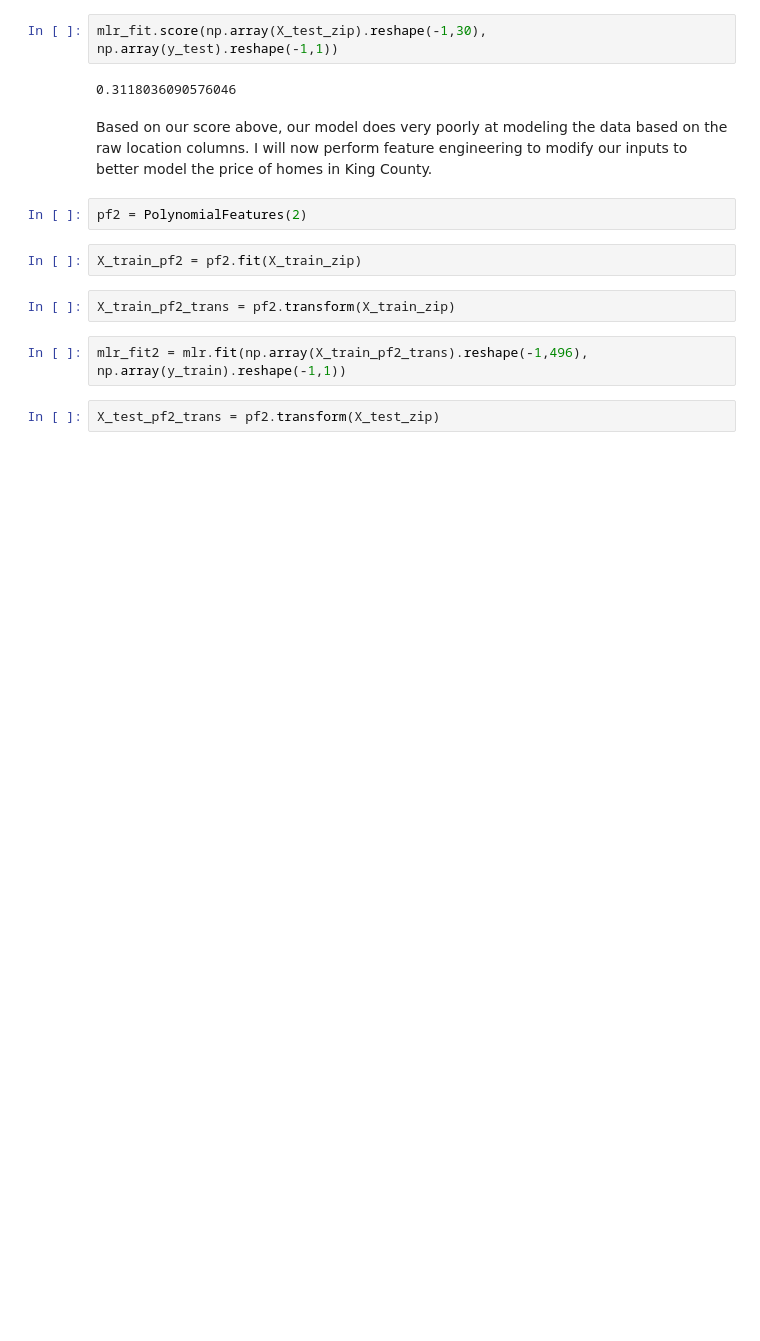
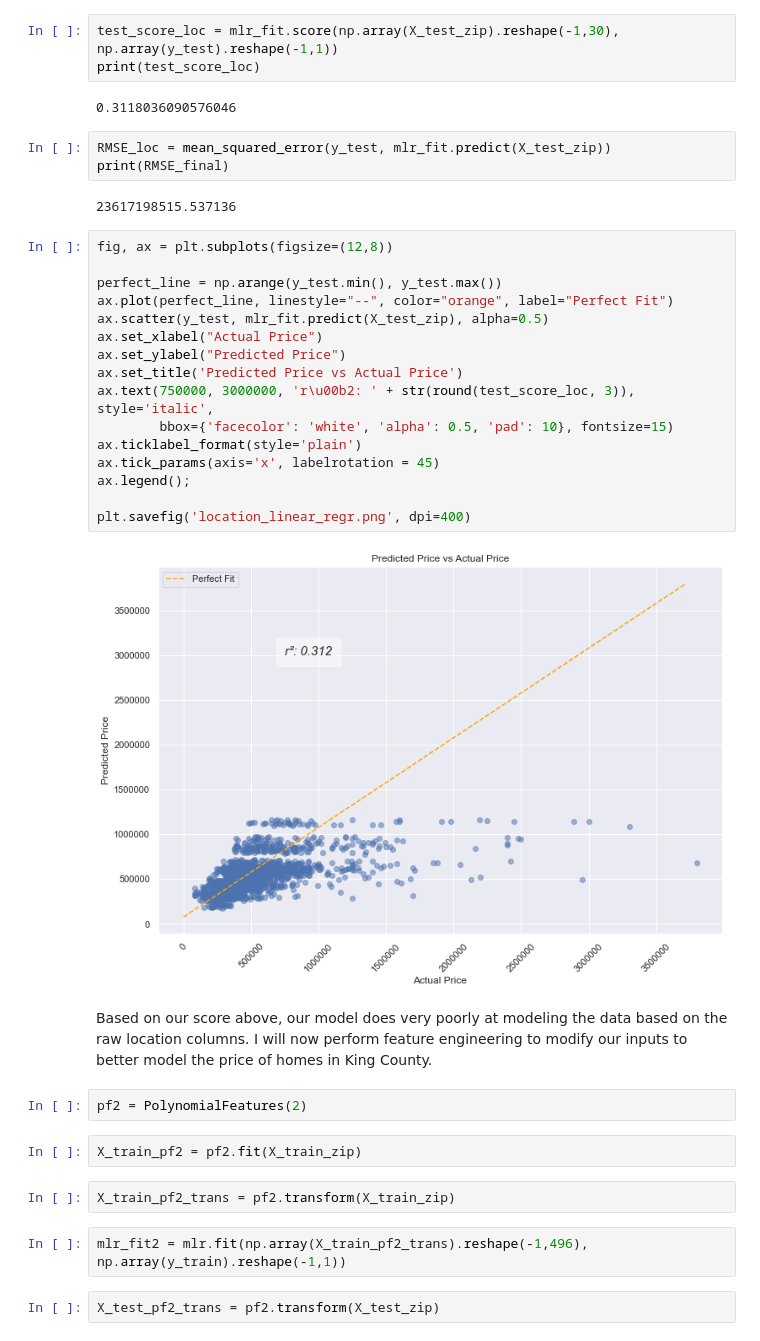
Before and after one commit to zpollats/p2_project_group4, a Jupyter notebook: KC_Housing_Final_Notebook.ipynb, the cells around one changed output. Cells and saved outputs as stored; diff of their text form; blank space fills up the shorter version.

```diff
--- a/KC_Housing_Final_Notebook.ipynb
+++ b/KC_Housing_Final_Notebook.ipynb
@@ -1033,9 +1051,33 @@ mlr_fit.score(np.array(X_train_zip).reshape(-1,30), np.array(y_train).reshape(-1
 # %% [output]
 0.3101920204562858
 # %%
-mlr_fit.score(np.array(X_test_zip).reshape(-1,30), np.array(y_test).reshape(-1,1))
+test_score_loc = mlr_fit.score(np.array(X_test_zip).reshape(-1,30), np.array(y_test).reshape(-1,1))
+print(test_score_loc)
 # %% [output]
 0.3118036090576046
+# %%
+RMSE_loc = mean_squared_error(y_test, mlr_fit.predict(X_test_zip))
+print(RMSE_final)
+# %% [output]
+23617198515.537136
+# %%
+fig, ax = plt.subplots(figsize=(12,8))
+
+perfect_line = np.arange(y_test.min(), y_test.max())
+ax.plot(perfect_line, linestyle="--", color="orange", label="Perfect Fit")
+ax.scatter(y_test, mlr_fit.predict(X_test_zip), alpha=0.5)
+ax.set_xlabel("Actual Price")
+ax.set_ylabel("Predicted Price")
+ax.set_title('Predicted Price vs Actual Price')
+ax.text(750000, 3000000, 'r\u00b2: ' + str(round(test_score_loc, 3)), style='italic',
+        bbox={'facecolor': 'white', 'alpha': 0.5, 'pad': 10}, fontsize=15)
+ax.ticklabel_format(style='plain')
+ax.tick_params(axis='x', labelrotation = 45)
+ax.legend();
+
+plt.savefig('location_linear_regr.png', dpi=400)
+# %% [output]
+[figure, added]
 # %% [markdown]
 Based on our score above, our model does very poorly at modeling the data based on the raw location columns. I will now perform feature engineering to modify our inputs to better model the price of homes in King County.
 # %%
```
Also changed, not shown: parts of 29 cells of this notebook, 2 other files.
